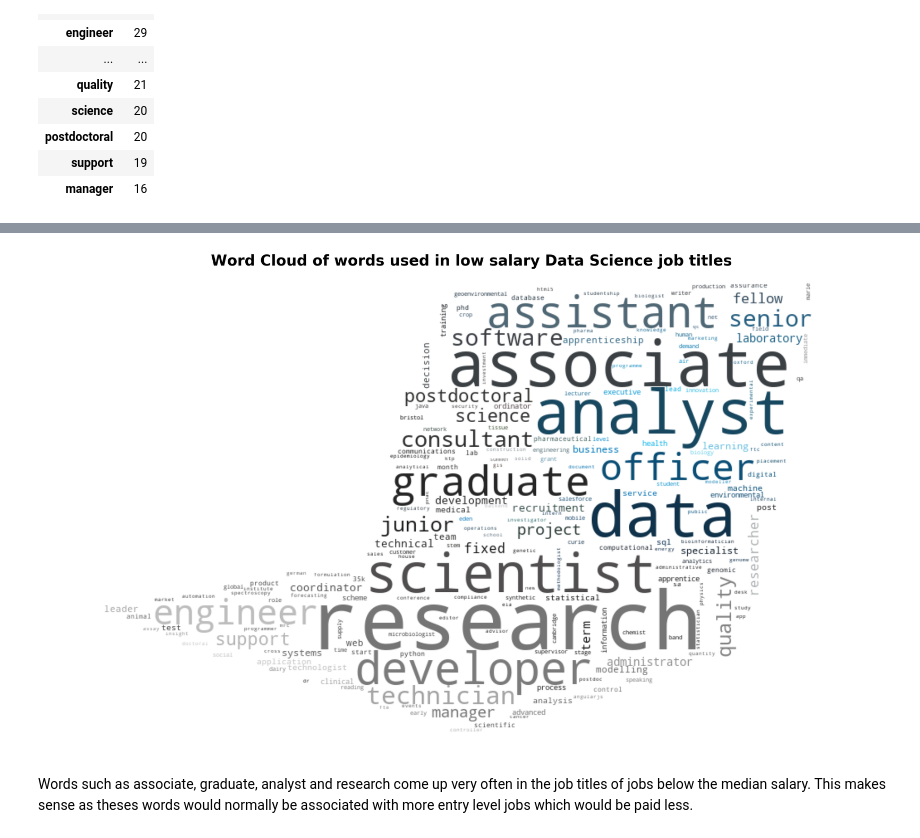
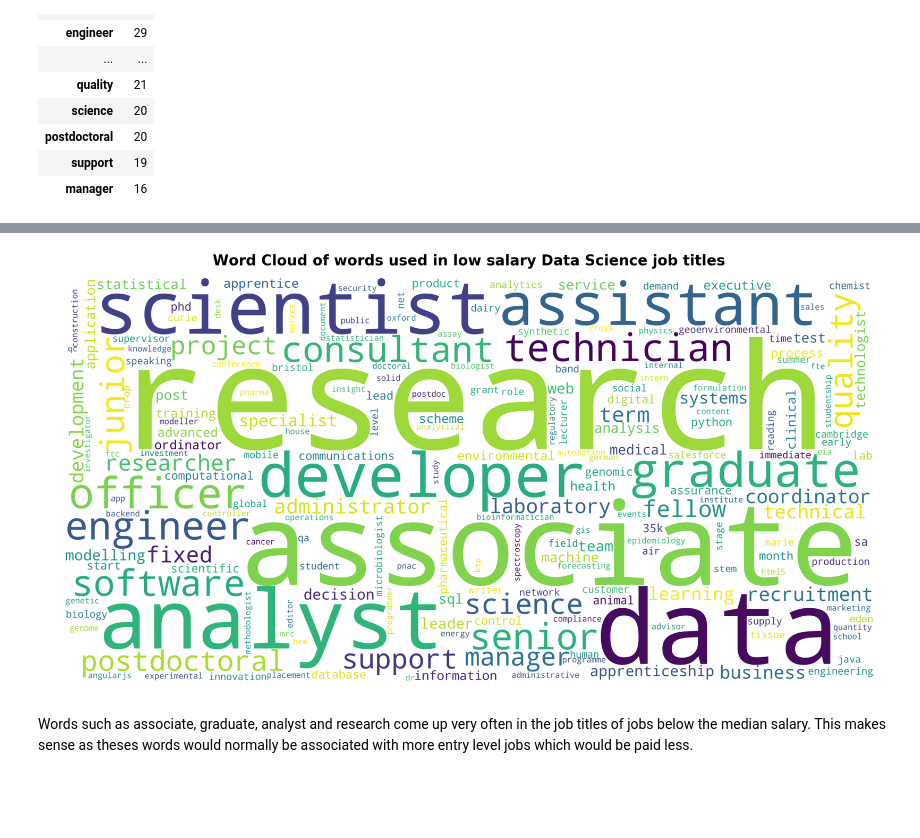
Before and after one commit to angusfranz/classifying_indeed.co.uk_jobs, a Jupyter notebook: Classifying_indeed_jobs.ipynb, the cells around one changed output, grey strips where cells are left out. Drawn from its saved outputs; the diff is of its cells as text; code cells hidden in the pictures; blank space fills up the shorter version.

```diff
--- a/Classifying_indeed_jobs.ipynb
+++ b/Classifying_indeed_jobs.ipynb
@@ -789,7 +750,7 @@ for col in a.columns:
     low_salary_strings += string
 # %%
 wc_low_sal = WordCloud(background_color='white', collocations=False,
-                       mask=laptop, width=6000, height=3000).generate(low_salary_strings)
+                       width=6000, height=3000).generate(low_salary_strings)
 # %%
 high_salary_strings = ''
 b = pd.DataFrame(high_salary_summ_matrix2.sum()).transpose()
@@ -802,11 +763,11 @@ wc_high_sal = WordCloud(background_color='white', collocations=False,
 # %%
 fig, ax = plt.subplots(figsize=(20,16))
-ax.imshow(wc_low_sal.recolor(color_func=laptop_colors), interpolation='bilinear')
+ax.imshow(wc_low_sal, interpolation='bilinear')
 ax.axis("off")
 ax.set_title('Word Cloud of words used in low salary Data Science job titles', fontsize=20, fontweight='bold', y=1.02)
 plt.show()
 # %% [output]
-[figure, old version]
+[figure, new version]
 # %% [markdown]
 Words such as associate, graduate, analyst and research come up very often in the job titles of jobs below the median salary. This makes sense as theses words would normally be associated with more entry level jobs which would be paid less.
 # %%
```
Also changed, not shown: parts of 47 cells of this notebook.
